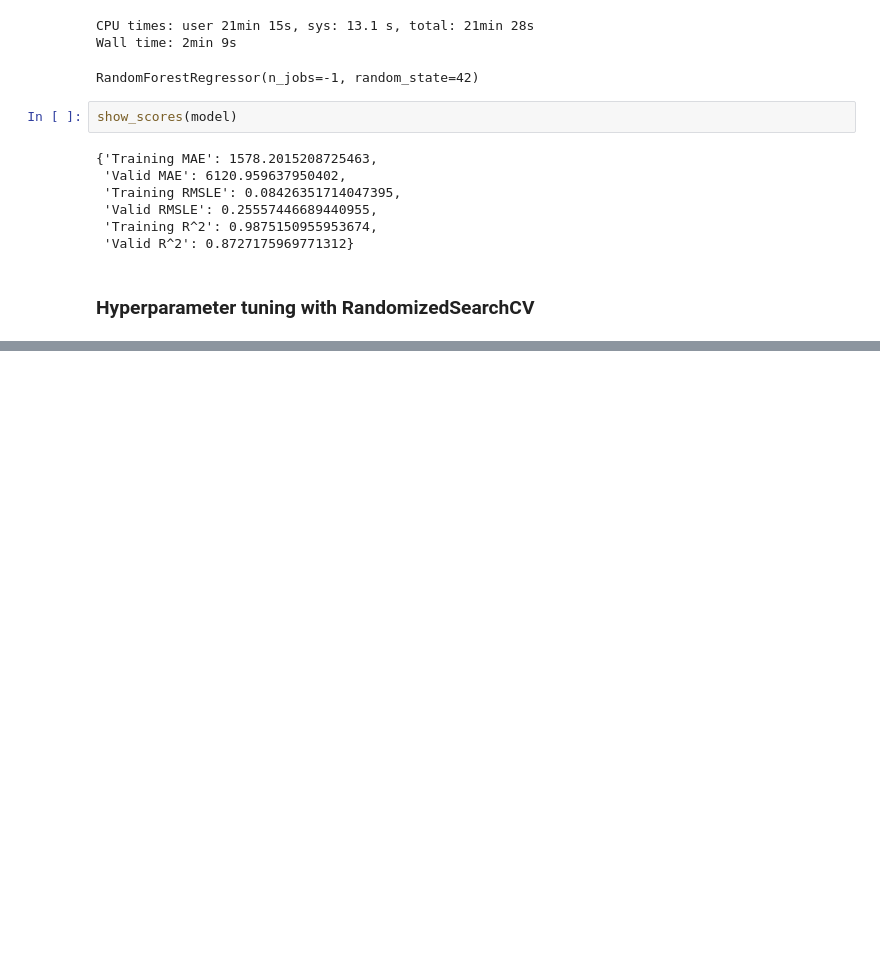
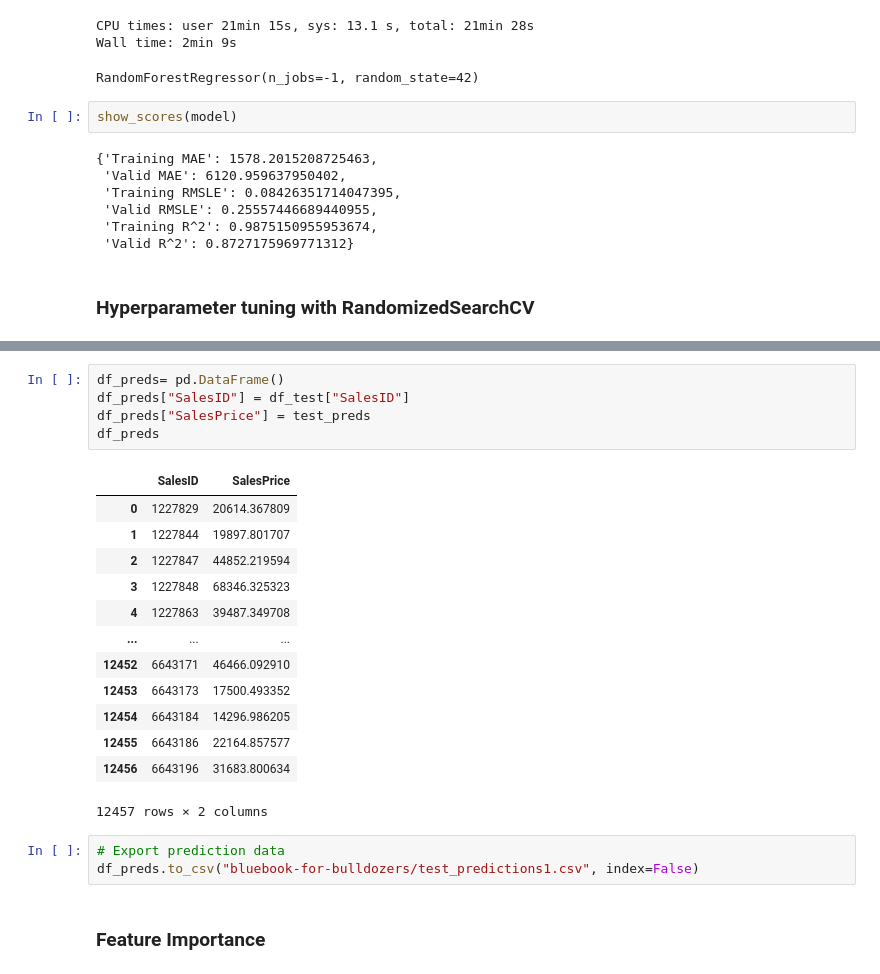
Before and after one commit to congbang-le/ml-data-zero-to-mastery, a Jupyter notebook: milestone-projects/bulldoze-price-prediction/end-to-end-bulldoze-price-prediction.ipynb, the cells around one changed output, grey strips where cells are left out. Drawn from its saved outputs; the diff is of its cells as text; blank space fills up the shorter version.

```diff
--- a/milestone-projects/bulldoze-price-prediction/end-to-end-bulldoze-price-prediction.ipynb
+++ b/milestone-projects/bulldoze-price-prediction/end-to-end-bulldoze-price-prediction.ipynb
@@ -559,0 +735,24 @@ rf_grid = {"n_estimators": np.arrange(10, 100, 10),
+# %%
+df_preds= pd.DataFrame()
+df_preds["SalesID"] = df_test["SalesID"]
+df_preds["SalesPrice"] = test_preds
+df_preds
+# %% [output]
+|  | SalesID | SalesPrice |
+| 0 | 1227829 | 20614.367809 |
+| 1 | 1227844 | 19897.801707 |
+| 2 | 1227847 | 44852.219594 |
+| 3 | 1227848 | 68346.325323 |
+| 4 | 1227863 | 39487.349708 |
+| ... | ... | ... |
+| 12452 | 6643171 | 46466.092910 |
+| 12453 | 6643173 | 17500.493352 |
+| 12454 | 6643184 | 14296.986205 |
+| 12455 | 6643186 | 22164.857577 |
+| 12456 | 6643196 | 31683.800634 |
+12457 rows × 2 columns
+# %%
+# Export prediction data
+df_preds.to_csv("bluebook-for-bulldozers/test_predictions1.csv", index=False)
+# %% [markdown]
+### Feature Importance
```
Also changed, not shown: parts of 20 cells of this notebook.
